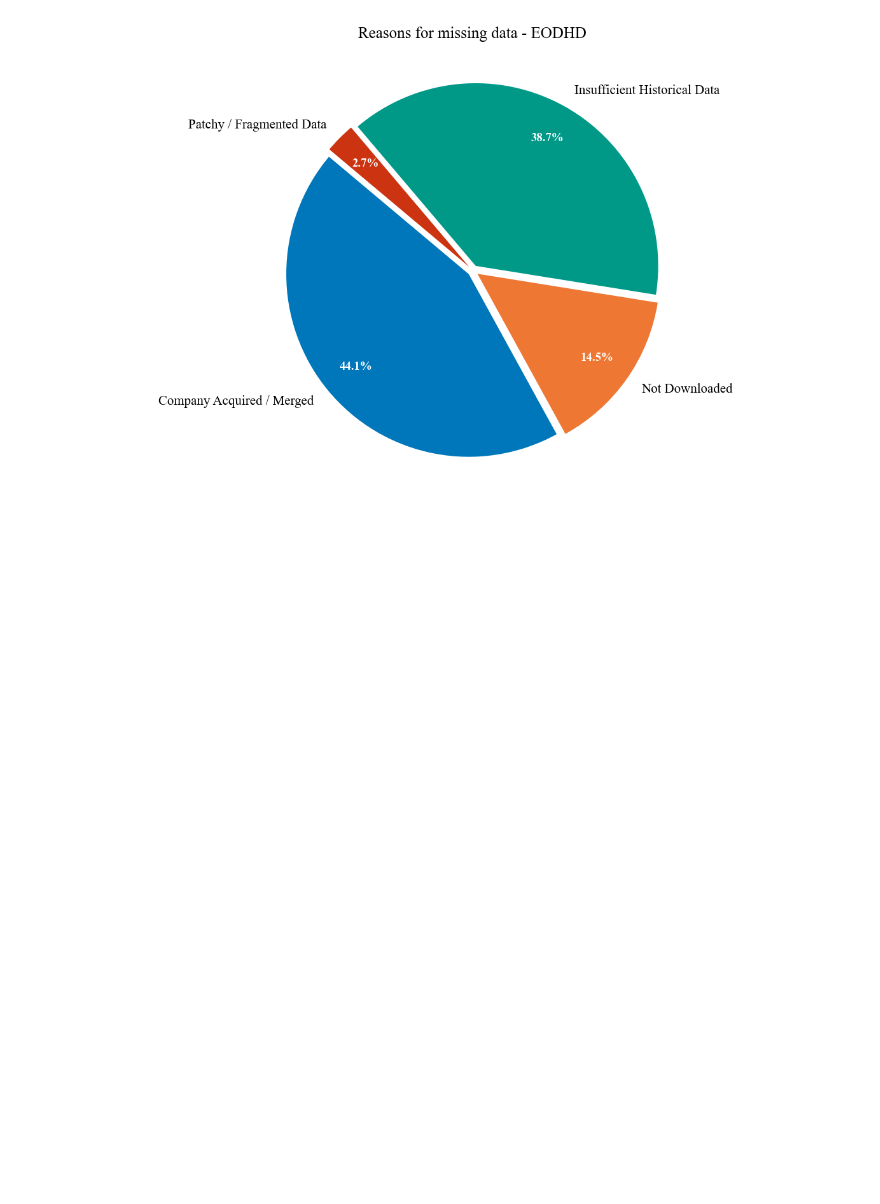
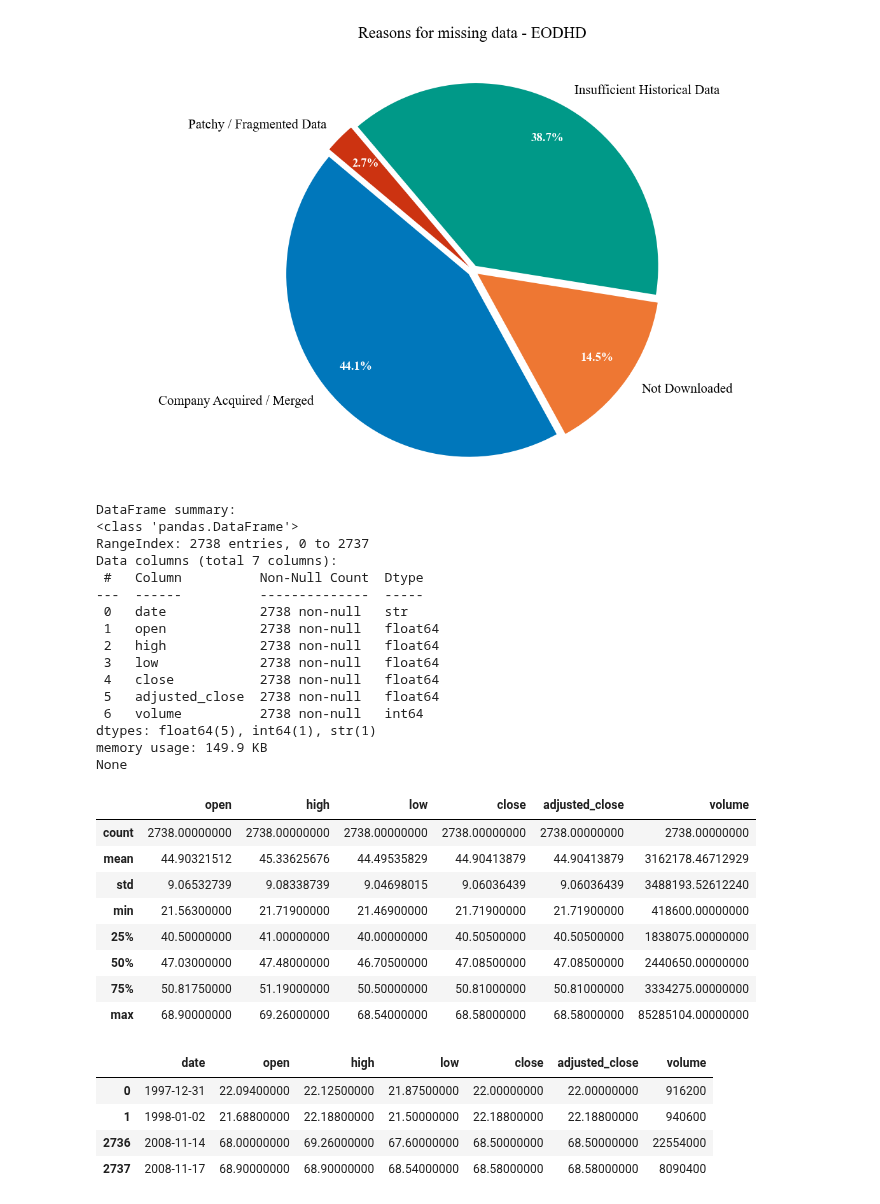
Before and after one commit to MichaelL200/data-driven-stock-portfolio-selection, a Jupyter notebook: notebooks/02c_data_stocks_eodhd.ipynb, the cells around one changed output. Saved outputs shown, nothing was run; the diff lists cells and outputs as text; code cells hidden in the pictures; blank space fills up the shorter version.

```diff
--- a/notebooks/02c_data_stocks_eodhd.ipynb
+++ b/notebooks/02c_data_stocks_eodhd.ipynb
@@ -87,3 +120,49 @@ None
 plots.plot_missing_data_reasons("EODHD", filename="20-eodhd-missing-data-reasons.png")
 # %% [output]
 [figure]
+# %%
+import os, eodhd, pandas as pd, plots
+
+api_key: str = os.getenv("EODHD_API_KEY")
+client: eodhd.APIClient = eodhd.APIClient(api_key)
+ticker: str = "BUD_old"
+api_symbol: str = f"{ticker}.US"
+kwargs: dict = {
+    "symbol": api_symbol,
+    "period": "d",
+    "order": "a",
+}
+raw_data: list = client.get_eod_historical_stock_market_data(**kwargs)
+frame: pd.DataFrame = pd.DataFrame(raw_data)
+plots.summarize_df(frame)
+# %% [output]
+DataFrame summary:
+<class 'pandas.DataFrame'>
+RangeIndex: 2738 entries, 0 to 2737
+Data columns (total 7 columns):
+ #   Column          Non-Null Count  Dtype
+---  ------          --------------  -----
+ 0   date            2738 non-null   str
+ 1   open            2738 non-null   float64
+ 2   high            2738 non-null   float64
+ 3   low             2738 non-null   float64
+ 4   close           2738 non-null   float64
+ 5   adjusted_close  2738 non-null   float64
+ 6   volume          2738 non-null   int64
+dtypes: float64(5), int64(1), str(1)
+memory usage: 149.9 KB
+None
+|  | open | high | low | close | adjusted_close | volume |
+| count | 2738.00000000 | 2738.00000000 | 2738.00000000 | 2738.00000000 | 2738.00000000 | 2738.00000000 |
+| mean | 44.90321512 | 45.33625676 | 44.49535829 | 44.90413879 | 44.90413879 | 3162178.46712929 |
+| std | 9.06532739 | 9.08338739 | 9.04698015 | 9.06036439 | 9.06036439 | 3488193.52612240 |
+| min | 21.56300000 | 21.71900000 | 21.46900000 | 21.71900000 | 21.71900000 | 418600.00000000 |
+| 25% | 40.50000000 | 41.00000000 | 40.00000000 | 40.50500000 | 40.50500000 | 1838075.00000000 |
+| 50% | 47.03000000 | 47.48000000 | 46.70500000 | 47.08500000 | 47.08500000 | 2440650.00000000 |
+| 75% | 50.81750000 | 51.19000000 | 50.50000000 | 50.81000000 | 50.81000000 | 3334275.00000000 |
+| max | 68.90000000 | 69.26000000 | 68.54000000 | 68.58000000 | 68.58000000 | 85285104.00000000 |
+|  | date | open | high | low | close | adjusted_close | volume |
+| 0 | 1997-12-31 | 22.09400000 | 22.12500000 | 21.87500000 | 22.00000000 | 22.00000000 | 916200 |
+| 1 | 1998-01-02 | 21.68800000 | 22.18800000 | 21.50000000 | 22.18800000 | 22.18800000 | 940600 |
+| 2736 | 2008-11-14 | 68.00000000 | 69.26000000 | 67.60000000 | 68.50000000 | 68.50000000 | 22554000 |
+| 2737 | 2008-11-17 | 68.90000000 | 68.90000000 | 68.54000000 | 68.58000000 | 68.58000000 | 8090400 |
```
Also changed, not shown: parts of 2 cells of this notebook, 2 other files.
